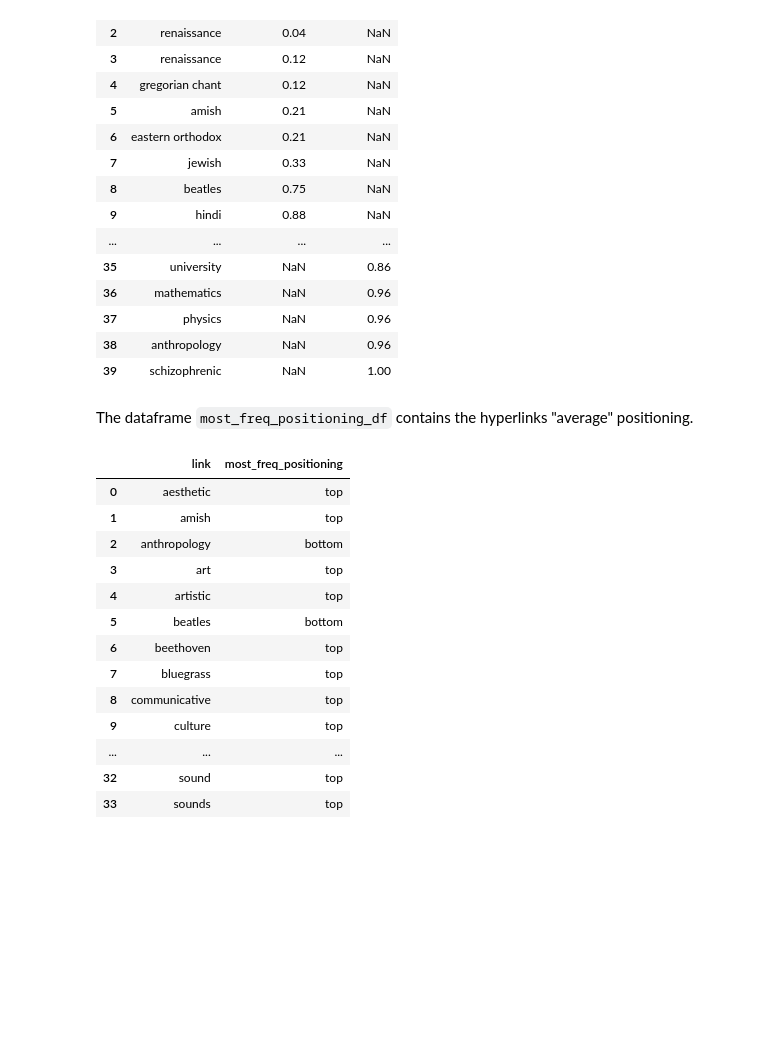
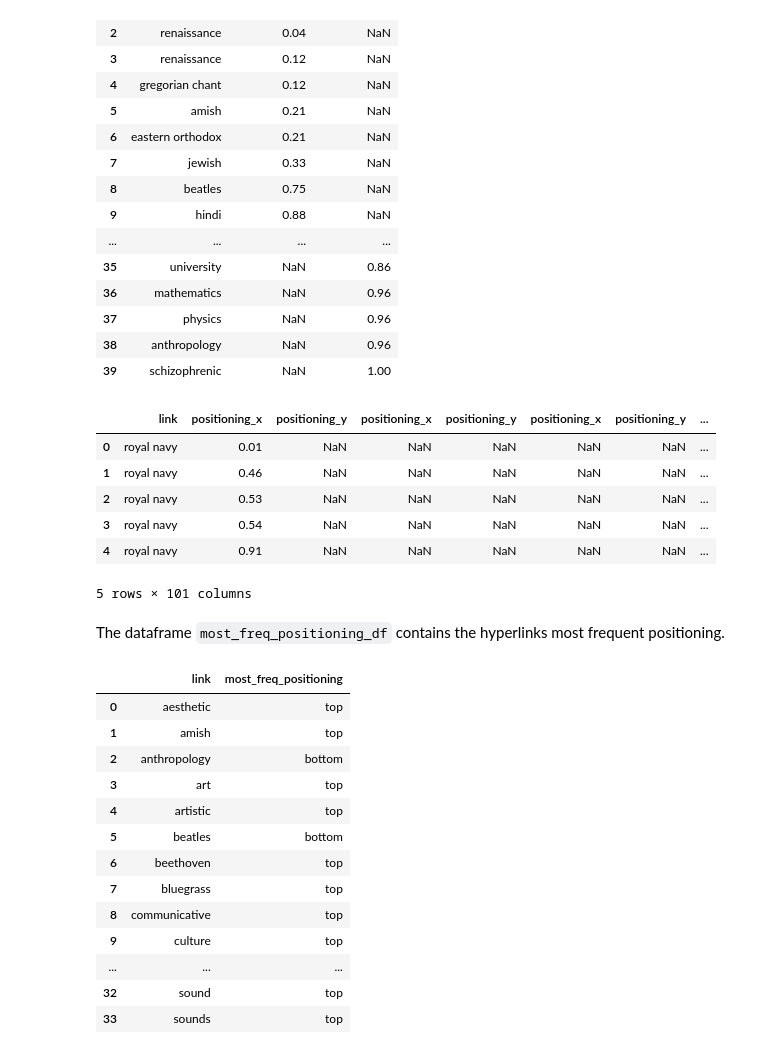
Before and after one commit to epfl-ada/ada-2022-project-theadalyzers, a Jupyter notebook: P2.ipynb, the cells around one changed output. Saved outputs shown, nothing was run; the diff lists cells and outputs as text; code cells hidden in the pictures; blank space fills up the shorter version.

```diff
--- a/P2.ipynb
+++ b/P2.ipynb
@@ -277,16 +281,25 @@ merged_dfs
 # %%
 # merge all the link_positioning_df in link_positioning_dfs list by hyperlink in order to apply a function
 # that determines the "average" positioning of the hyperlinks
 
 for df in link_positioning_dfs:
     try:
         df.drop(labels='#_paragraph', axis=1, inplace=True)  # remove not needed column
     except:
         pass
 
+link_positioning_dfs=link_positioning_dfs[:100]
 from functools import reduce # perform multiple merge
 links_pos_dfs_merged = reduce(lambda  left,right: pd.merge(left,right,on=['link'],how='outer'), link_positioning_dfs)
 links_pos_dfs_merged.head()
+# %% [output]
+|  | link | positioning_x | positioning_y | positioning_x | positioning_y | positioning_x | positioning_y | ... |
+| 0 | royal navy | 0.01 | NaN | NaN | NaN | NaN | NaN | ... |
+| 1 | royal navy | 0.46 | NaN | NaN | NaN | NaN | NaN | ... |
+| 2 | royal navy | 0.53 | NaN | NaN | NaN | NaN | NaN | ... |
+| 3 | royal navy | 0.54 | NaN | NaN | NaN | NaN | NaN | ... |
+| 4 | royal navy | 0.91 | NaN | NaN | NaN | NaN | NaN | ... |
+5 rows × 101 columns
 # %%
 # function that determines the most frequent positioning of each hyperlink in the set of all links
 
@@ -301,7 +314,7 @@ def find_positioning(array):
     else:
         return positioning_frequency[positioning_frequency==most].index.values.astype(str).item()
 # %% [markdown]
-The dataframe `most_freq_positioning_df` contains the hyperlinks "average" positioning.
+The dataframe `most_freq_positioning_df` contains the hyperlinks most frequent positioning.
 # %%
 # example with 2 files
 
```
Also changed, not shown: parts of 46 cells of this notebook.
